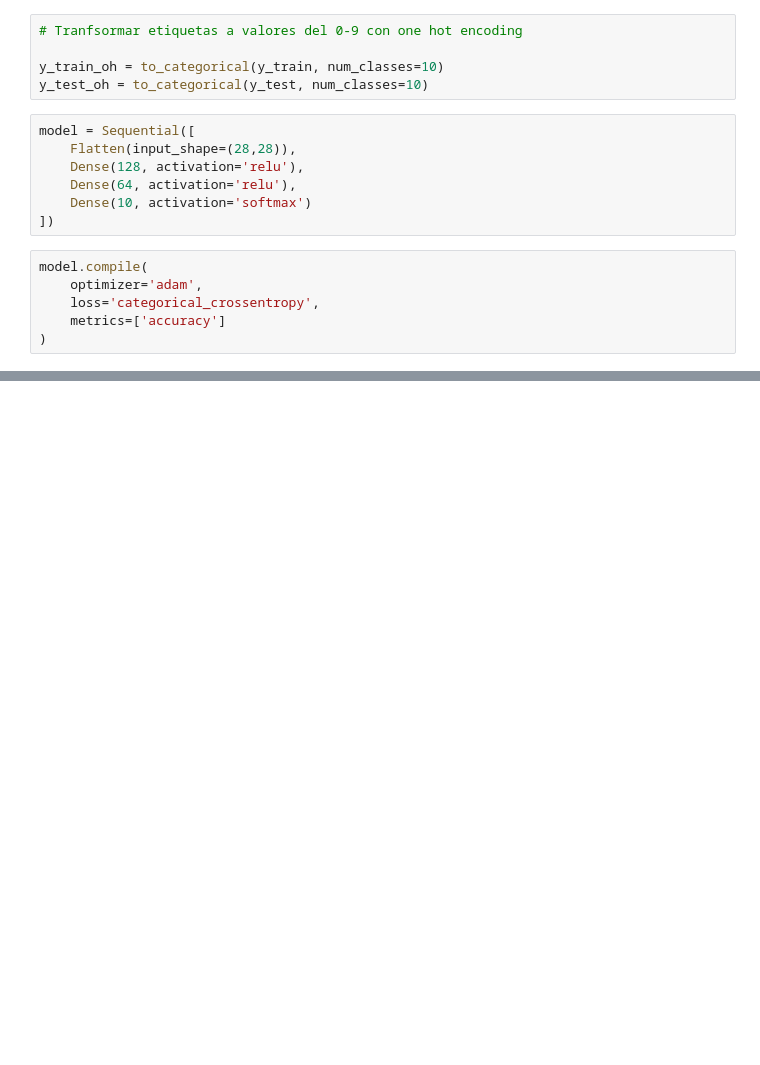
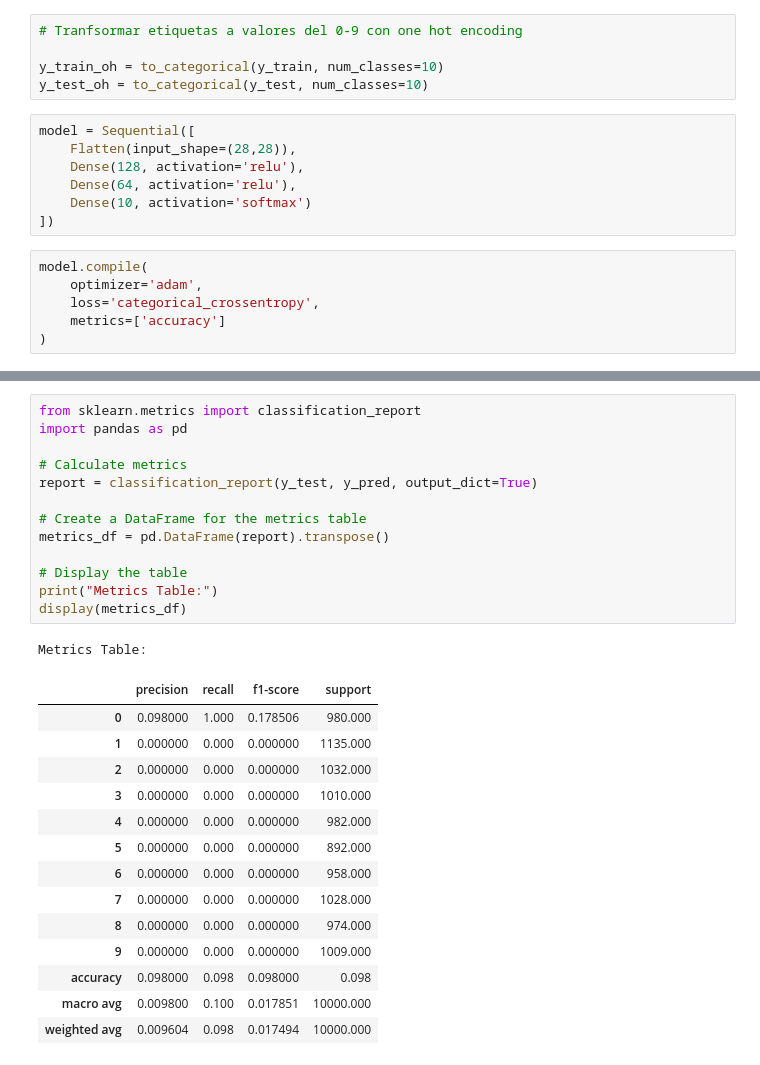
Before and after one commit to xaviifar/mnist-baseline-mlp, a Jupyter notebook: main.ipynb, the cells around one changed output, grey strips where cells are left out. Cells and saved outputs as stored; diff of their text form; blank space fills up the shorter version.

```diff
--- a/main.ipynb
+++ b/main.ipynb
@@ -101,0 +107,29 @@ plt.show()
+# %%
+from sklearn.metrics import classification_report
+import pandas as pd
+
+# Calculate metrics
+report = classification_report(y_test, y_pred, output_dict=True)
+
+# Create a DataFrame for the metrics table
+metrics_df = pd.DataFrame(report).transpose()
+
+# Display the table
+print("Metrics Table:")
+display(metrics_df)
+# %% [output]
+Metrics Table:
+|  | precision | recall | f1-score | support |
+| 0 | 0.098000 | 1.000 | 0.178506 | 980.000 |
+| 1 | 0.000000 | 0.000 | 0.000000 | 1135.000 |
+| 2 | 0.000000 | 0.000 | 0.000000 | 1032.000 |
+| 3 | 0.000000 | 0.000 | 0.000000 | 1010.000 |
+| 4 | 0.000000 | 0.000 | 0.000000 | 982.000 |
+| 5 | 0.000000 | 0.000 | 0.000000 | 892.000 |
+| 6 | 0.000000 | 0.000 | 0.000000 | 958.000 |
+| 7 | 0.000000 | 0.000 | 0.000000 | 1028.000 |
+| 8 | 0.000000 | 0.000 | 0.000000 | 974.000 |
+| 9 | 0.000000 | 0.000 | 0.000000 | 1009.000 |
+| accuracy | 0.098000 | 0.098 | 0.098000 | 0.098 |
+| macro avg | 0.009800 | 0.100 | 0.017851 | 10000.000 |
+| weighted avg | 0.009604 | 0.098 | 0.017494 | 10000.000 |
```
Also changed, not shown: parts of 7 cells of this notebook.
